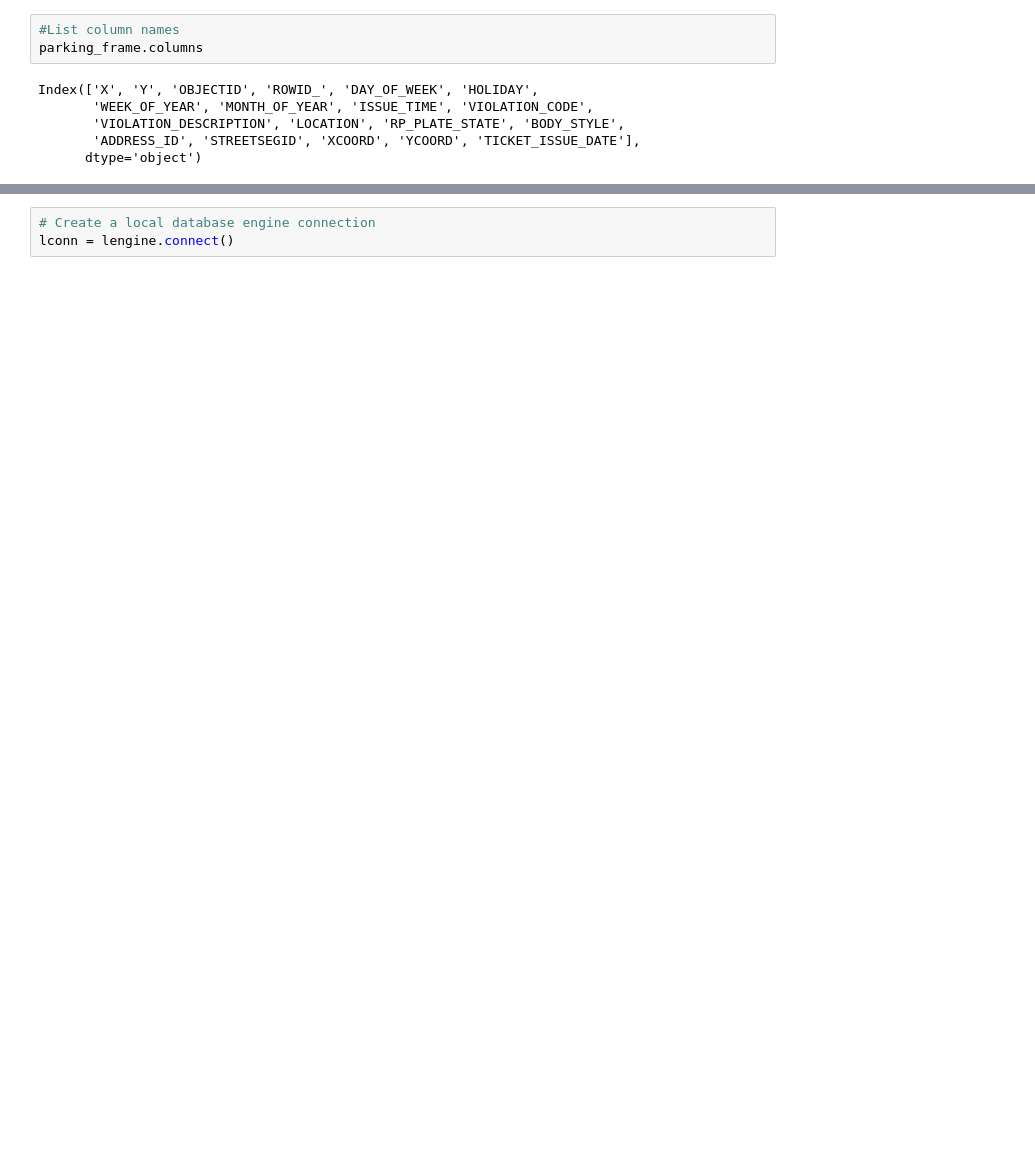
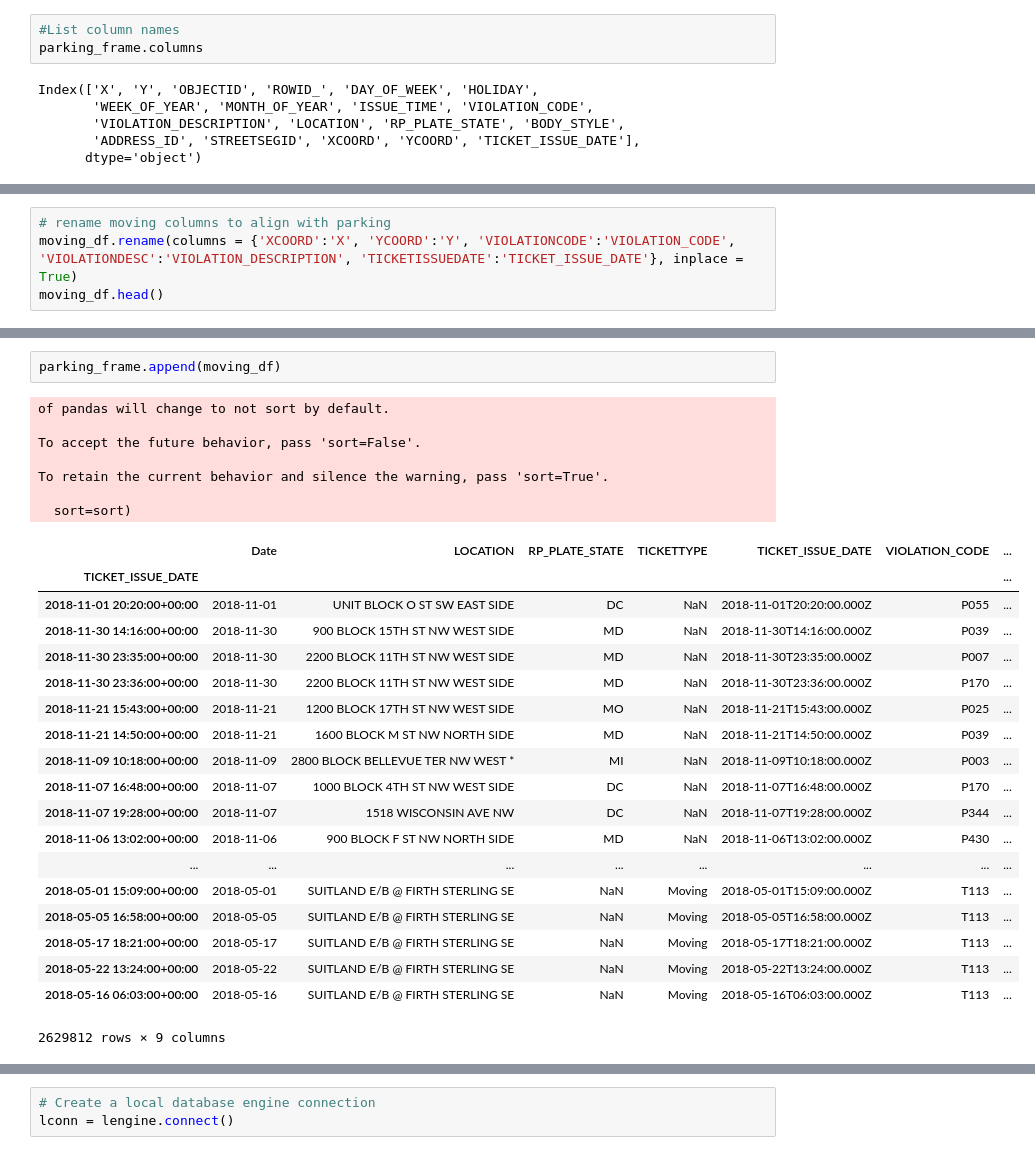
Before and after one commit to TPD119/GW_Project2_ETL, a Jupyter notebook: parking_moving_violations_dc.ipynb, the cells around one changed output, grey strips where cells are left out. Drawn from its saved outputs; the diff is of its cells as text; blank space fills up the shorter version.

```diff
--- a/parking_moving_violations_dc.ipynb
+++ b/parking_moving_violations_dc.ipynb
@@ -55,2 +56,6 @@ Index(['ACCIDENTINDICATOR', 'ADDRESS_ID', 'AGENCYID', 'FINEAMT', 'LOCATION',
 parking_frame = parking_frame[['X', 'Y', 'VIOLATION_CODE', 'VIOLATION_DESCRIPTION', 'LOCATION', 'RP_PLATE_STATE', 'TICKET_ISSUE_DATE']]
 moving_df = moving_df[['XCOORD', 'YCOORD', 'VIOLATIONCODE', 'VIOLATIONDESC', 'LOCATION', 'TICKETISSUEDATE', 'TICKETTYPE']]
+# %%
+# rename moving columns to align with parking
+moving_df.rename(columns = {'XCOORD':'X', 'YCOORD':'Y', 'VIOLATIONCODE':'VIOLATION_CODE', 'VIOLATIONDESC':'VIOLATION_DESCRIPTION', 'TICKETISSUEDATE':'TICKET_ISSUE_DATE'}, inplace = True)
+moving_df.head()
@@ -87,3 +108,32 @@ moving_df.head()
+# %%
+parking_frame.append(moving_df)
+# %% [output]
+of pandas will change to not sort by default.
+
+To accept the future behavior, pass 'sort=False'.
+
+To retain the current behavior and silence the warning, pass 'sort=True'.
+
+  sort=sort)
+|  | Date | LOCATION | RP_PLATE_STATE | TICKETTYPE | TICKET_ISSUE_DATE | VIOLATION_CODE | ... |
+| TICKET_ISSUE_DATE |  |  |  |  |  |  | ... |
+| 2018-11-01 20:20:00+00:00 | 2018-11-01 | UNIT BLOCK O ST SW EAST SIDE | DC | NaN | 2018-11-01T20:20:00.000Z | P055 | ... |
+| 2018-11-30 14:16:00+00:00 | 2018-11-30 | 900 BLOCK 15TH ST NW WEST SIDE | MD | NaN | 2018-11-30T14:16:00.000Z | P039 | ... |
+| 2018-11-30 23:35:00+00:00 | 2018-11-30 | 2200 BLOCK 11TH ST NW WEST SIDE | MD | NaN | 2018-11-30T23:35:00.000Z | P007 | ... |
+| 2018-11-30 23:36:00+00:00 | 2018-11-30 | 2200 BLOCK 11TH ST NW WEST SIDE | MD | NaN | 2018-11-30T23:36:00.000Z | P170 | ... |
+| 2018-11-21 15:43:00+00:00 | 2018-11-21 | 1200 BLOCK 17TH ST NW WEST SIDE | MO | NaN | 2018-11-21T15:43:00.000Z | P025 | ... |
+| 2018-11-21 14:50:00+00:00 | 2018-11-21 | 1600 BLOCK M ST NW NORTH SIDE | MD | NaN | 2018-11-21T14:50:00.000Z | P039 | ... |
+| 2018-11-09 10:18:00+00:00 | 2018-11-09 | 2800 BLOCK BELLEVUE TER NW WEST * | MI | NaN | 2018-11-09T10:18:00.000Z | P003 | ... |
+| 2018-11-07 16:48:00+00:00 | 2018-11-07 | 1000 BLOCK 4TH ST NW WEST SIDE | DC | NaN | 2018-11-07T16:48:00.000Z | P170 | ... |
+| 2018-11-07 19:28:00+00:00 | 2018-11-07 | 1518 WISCONSIN AVE NW | DC | NaN | 2018-11-07T19:28:00.000Z | P344 | ... |
+| 2018-11-06 13:02:00+00:00 | 2018-11-06 | 900 BLOCK F ST NW NORTH SIDE | MD | NaN | 2018-11-06T13:02:00.000Z | P430 | ... |
+| ... | ... | ... | ... | ... | ... | ... | ... |
+| 2018-05-01 15:09:00+00:00 | 2018-05-01 | SUITLAND E/B @ FIRTH STERLING SE | NaN | Moving | 2018-05-01T15:09:00.000Z | T113 | ... |
+| 2018-05-05 16:58:00+00:00 | 2018-05-05 | SUITLAND E/B @ FIRTH STERLING SE | NaN | Moving | 2018-05-05T16:58:00.000Z | T113 | ... |
+| 2018-05-17 18:21:00+00:00 | 2018-05-17 | SUITLAND E/B @ FIRTH STERLING SE | NaN | Moving | 2018-05-17T18:21:00.000Z | T113 | ... |
+| 2018-05-22 13:24:00+00:00 | 2018-05-22 | SUITLAND E/B @ FIRTH STERLING SE | NaN | Moving | 2018-05-22T13:24:00.000Z | T113 | ... |
+| 2018-05-16 06:03:00+00:00 | 2018-05-16 | SUITLAND E/B @ FIRTH STERLING SE | NaN | Moving | 2018-05-16T06:03:00.000Z | T113 | ... |
+2629812 rows × 9 columns
 # %%
 #Import weather CSV
 
```
Also changed, not shown: parts of 32 cells of this notebook, 4 other files.
